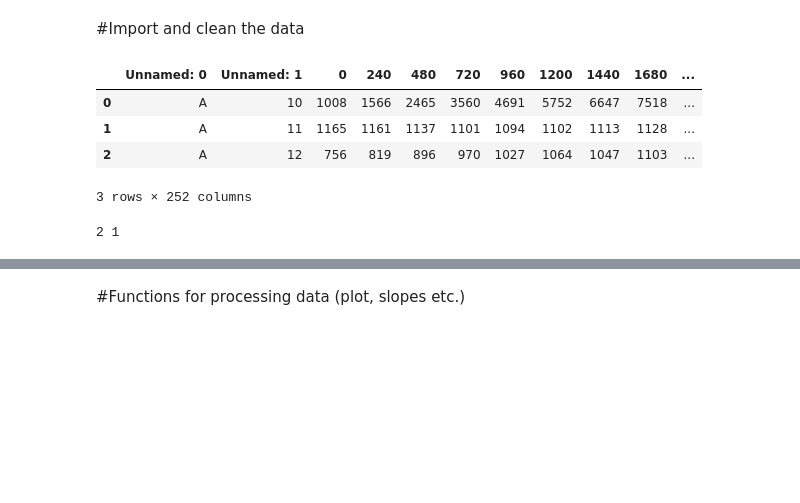
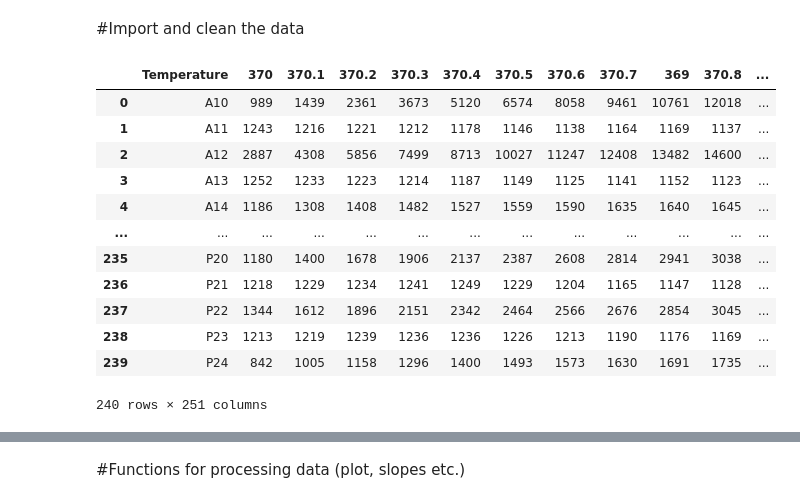
Before and after one commit to zmohaveri/IVT-ActiveLearning, a Jupyter notebook: IVT_iter1_1_analysis.ipynb, the cells around one changed output, grey strips where cells are left out. Cells and saved outputs as stored; diff of their text form; code cells hidden in the pictures; blank space fills up the shorter version.

```diff
--- a/IVT_iter1_1_analysis.ipynb
+++ b/IVT_iter1_1_analysis.ipynb
@@ -29,15 +32,23 @@ plt.clf()
 # %% [markdown]
 #Import and clean the data
 # %%
-path='/content/drive/My Drive/Thesis/201008-ZM-IVT-iter1.1/201008-ZM-IVT-iter1.xlsx'
-df=pd.read_excel(path,header=11)#,usecols=(lambda x: type(x) is not str))
-df.drop(labels='Time [s]',axis=1,inplace=True)
-df.head(3)
+path='/content/drive/My Drive/Thesis/Iter1.1/iter1.1-restored.xlsx'
+df=pd.read_excel(path,header=2)#,usecols=(lambda x: type(x) is not str))
+#df.drop(labels='Time [s]',axis=1,inplace=True)
+df
 # %% [output]
-|  | Unnamed: 0 | Unnamed: 1 | 0 | 240 | 480 | 720 | 960 | 1200 | 1440 | 1680 | ... |
-| 0 | A | 10 | 1008 | 1566 | 2465 | 3560 | 4691 | 5752 | 6647 | 7518 | ... |
-| 1 | A | 11 | 1165 | 1161 | 1137 | 1101 | 1094 | 1102 | 1113 | 1128 | ... |
-| 2 | A | 12 | 756 | 819 | 896 | 970 | 1027 | 1064 | 1047 | 1103 | ... |
+|  | Temperature | 370 | 370.1 | 370.2 | 370.3 | 370.4 | 370.5 | 370.6 | 370.7 | 369 | 370.8 | ... |
+| 0 | A10 | 989 | 1439 | 2361 | 3673 | 5120 | 6574 | 8058 | 9461 | 10761 | 12018 | ... |
+| 1 | A11 | 1243 | 1216 | 1221 | 1212 | 1178 | 1146 | 1138 | 1164 | 1169 | 1137 | ... |
+| 2 | A12 | 2887 | 4308 | 5856 | 7499 | 8713 | 10027 | 11247 | 12408 | 13482 | 14600 | ... |
+| 3 | A13 | 1252 | 1233 | 1223 | 1214 | 1187 | 1149 | 1125 | 1141 | 1152 | 1123 | ... |
+| 4 | A14 | 1186 | 1308 | 1408 | 1482 | 1527 | 1559 | 1590 | 1635 | 1640 | 1645 | ... |
+| ... | ... | ... | ... | ... | ... | ... | ... | ... | ... | ... | ... | ... |
+| 235 | P20 | 1180 | 1400 | 1678 | 1906 | 2137 | 2387 | 2608 | 2814 | 2941 | 3038 | ... |
+| 236 | P21 | 1218 | 1229 | 1234 | 1241 | 1249 | 1229 | 1204 | 1165 | 1147 | 1128 | ... |
+| 237 | P22 | 1344 | 1612 | 1896 | 2151 | 2342 | 2464 | 2566 | 2676 | 2854 | 3045 | ... |
+| 238 | P23 | 1213 | 1219 | 1239 | 1236 | 1236 | 1226 | 1213 | 1190 | 1176 | 1169 | ... |
+| 239 | P24 | 842 | 1005 | 1158 | 1296 | 1400 | 1493 | 1573 | 1630 | 1691 | 1735 | ... |
-3 rows × 252 columns
+240 rows × 251 columns
 # %%
 dimensions=(8,8)
@@ -55,5 +67,0 @@ for i in range(8):
-# %%
-a,b=1,2
-print(b,a)
-# %% [output]
-2 1
```
Also changed, not shown: parts of 15 cells of this notebook.
